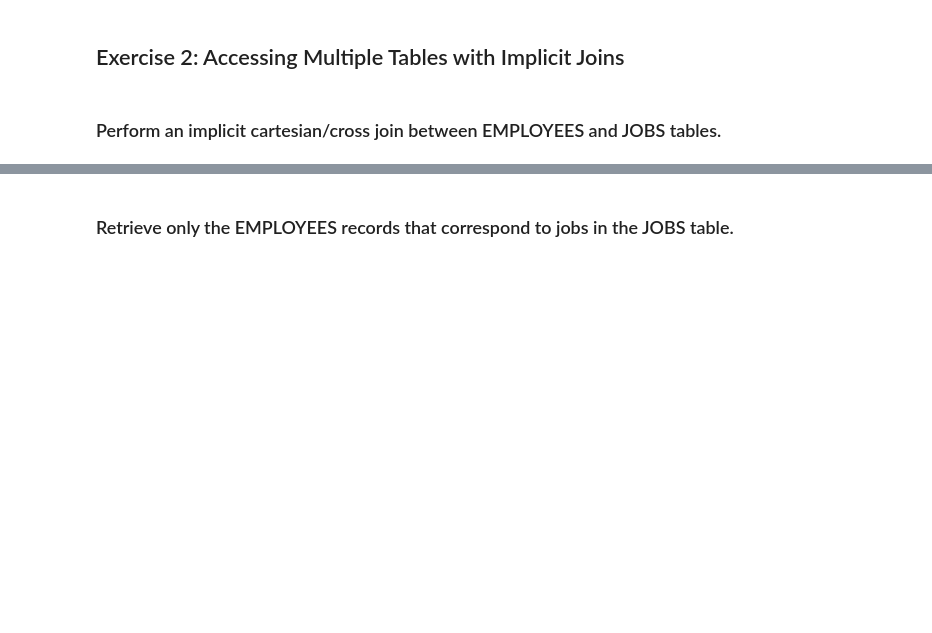
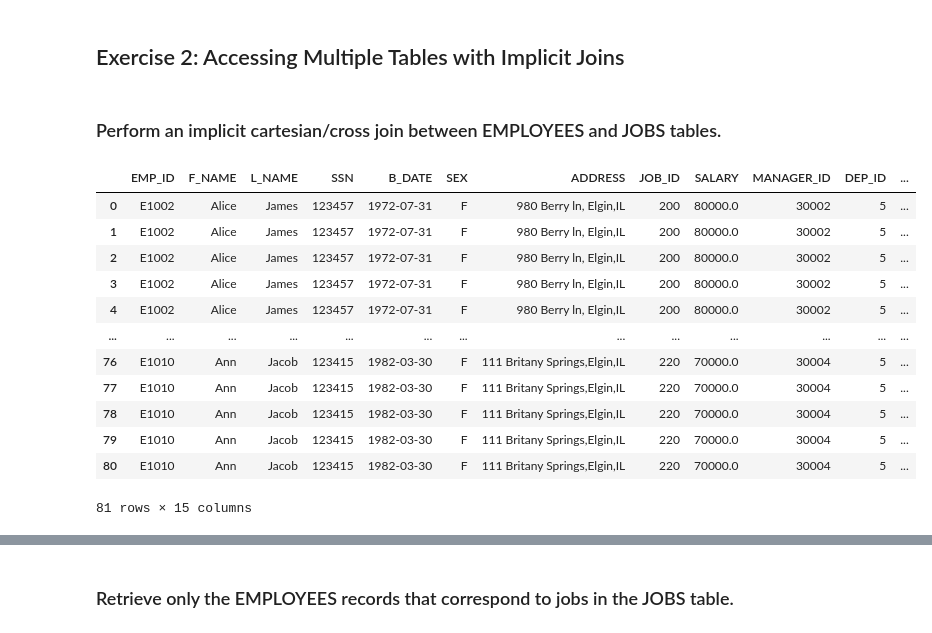
Before and after one commit to iampramodyadav/SQL, a Jupyter notebook: 3_4_SQL_Hands_on_Lab(IBM_Coursera).ipynb, the cells around one changed output, grey strips where cells are left out. Drawn from its saved outputs; the diff is of its cells as text; code cells hidden in the pictures; blank space fills up the shorter version.

```diff
--- a/3_4_SQL_Hands_on_Lab(IBM_Coursera).ipynb
+++ b/3_4_SQL_Hands_on_Lab(IBM_Coursera).ipynb
@@ -473,6 +473,19 @@ pd.read_sql_query("""
 ### Perform an implicit cartesian/cross join between EMPLOYEES and JOBS tables.
 # %%
 pd.read_sql_query("""
-                      SELECT EMP_ID, F_NAME, L_NAME, JOB_ID FROM EMPLOYEE
-
+                      SELECT * FROM EMPLOYEE, JOBS
                       """, con)
+# %% [output]
+|  | EMP_ID | F_NAME | L_NAME | SSN | B_DATE | SEX | ADDRESS | JOB_ID | SALARY | MANAGER_ID | DEP_ID | ... |
+| 0 | E1002 | Alice | James | 123457 | 1972-07-31 | F | 980 Berry ln, Elgin,IL | 200 | 80000.0 | 30002 | 5 | ... |
+| 1 | E1002 | Alice | James | 123457 | 1972-07-31 | F | 980 Berry ln, Elgin,IL | 200 | 80000.0 | 30002 | 5 | ... |
+| 2 | E1002 | Alice | James | 123457 | 1972-07-31 | F | 980 Berry ln, Elgin,IL | 200 | 80000.0 | 30002 | 5 | ... |
+| 3 | E1002 | Alice | James | 123457 | 1972-07-31 | F | 980 Berry ln, Elgin,IL | 200 | 80000.0 | 30002 | 5 | ... |
+| 4 | E1002 | Alice | James | 123457 | 1972-07-31 | F | 980 Berry ln, Elgin,IL | 200 | 80000.0 | 30002 | 5 | ... |
+| ... | ... | ... | ... | ... | ... | ... | ... | ... | ... | ... | ... | ... |
+| 76 | E1010 | Ann | Jacob | 123415 | 1982-03-30 | F | 111 Britany Springs,Elgin,IL | 220 | 70000.0 | 30004 | 5 | ... |
+| 77 | E1010 | Ann | Jacob | 123415 | 1982-03-30 | F | 111 Britany Springs,Elgin,IL | 220 | 70000.0 | 30004 | 5 | ... |
+| 78 | E1010 | Ann | Jacob | 123415 | 1982-03-30 | F | 111 Britany Springs,Elgin,IL | 220 | 70000.0 | 30004 | 5 | ... |
+| 79 | E1010 | Ann | Jacob | 123415 | 1982-03-30 | F | 111 Britany Springs,Elgin,IL | 220 | 70000.0 | 30004 | 5 | ... |
+| 80 | E1010 | Ann | Jacob | 123415 | 1982-03-30 | F | 111 Britany Springs,Elgin,IL | 220 | 70000.0 | 30004 | 5 | ... |
+81 rows × 15 columns
```
Also changed, not shown: parts of 5 cells of this notebook.
